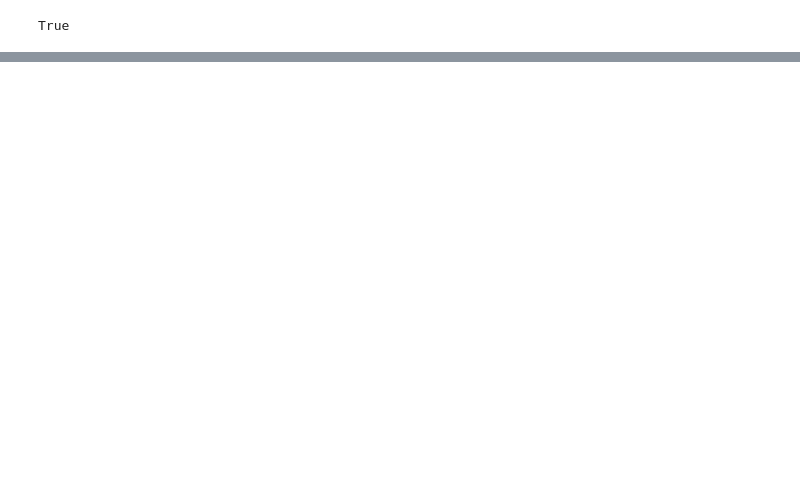
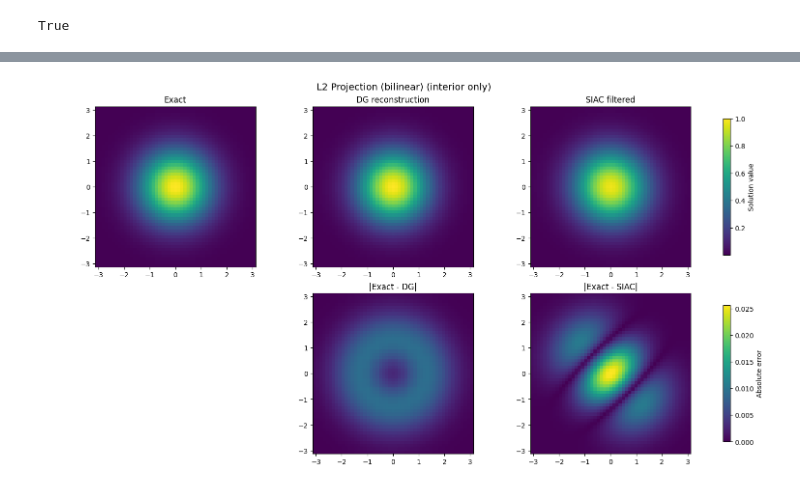
Before and after one commit to AdamHopkinss/SIAC-CT-Reconstruction, a Jupyter notebook: notebooks/test_siac_modal.ipynb, the cells around one changed output, grey strips where cells are left out. Saved outputs shown, nothing was run; the diff lists cells and outputs as text; code cells hidden in the pictures; blank space fills up the shorter version.

```diff
--- a/notebooks/test_siac_modal.ipynb
+++ b/notebooks/test_siac_modal.ipynb
@@ -40,0 +231,19 @@ Support approx: [-2.9895  2.9895]
+# %%
+Nx = 16
+deg = 3
+order = deg + 1
+
+xleft, xright = -1.0, 1.0
+dx = (xright - xleft) / Nx
+xmesh = np.linspace(xleft, xright, Nx + 1)
+
+def fexact(x):
+    # return np.ones_like(x)
+    # return x**2
+    # return x**3
+    return np.sin(np.pi * x)
+
+Nodes = np.linspace(-1.0, 1.0, order)
+left_endpoints = xmesh[:-1]
+y = left_endpoints[None, :] + 0.5 * dx * (Nodes[:, None] + 1.0)
+Unode = fexact(y) + np.random.randn(*y.shape) * dx**order
@@ -40,0 +396,69 @@ Support approx: [-2.9895  2.9895]
+# %%
+# 2D testing
+def fexact2D_bubble(X, Y, xmin, xmax, ymin, ymax):
+    bubble = (X - xmin) * (xmax - X) * (Y - ymin) * (ymax - Y) # (compact support on domain)
+    return bubble / bubble.max()
+
+def fexact2D_gaussian(X, Y):
+    gaussian = np.exp(-0.5 * (X**2 + Y**2))
+    return gaussian / gaussian.max()
+
+def fexact2D_const(X, Y):
+    return np.ones_like(X)
+
+
+xmin, xmax = -5, 5
+ymin, ymax = -5, 5
+
+xgrid = np.linspace(xmin, xmax, 81)
+ygrid = np.linspace(ymin, ymax, 81)
+
+X, Y = np.meshgrid(xgrid, ygrid)
+
+# u_exact = fexact2D_const(X, Y)
+# u_exact = fexact2D_bubble(X, Y, xmin, xmax, ymin, ymax)
+u_exact = fexact2D_gaussian(X, Y)
+
+u_data = u_exact.copy()
+
+# DG polynomial degree
+deg = 2
+
+# l2 projection
+from src.dg_l2_projection import l2_project_image_to_dg
+# Bilinear interpolator
+dg_l2_bilinear = l2_project_image_to_dg(recon=u_data, xlim=(xmin, xmax), ylim=(ymin, ymax), deg=deg, mode="bilinear")
+# Piecewise constant
+dg_l2_const = l2_project_image_to_dg(recon=u_data, xlim=(xmin, xmax), ylim=(ymin, ymax), deg=deg, mode="piecewise_constant")
+
+# nodal interpretation: nodal --> modal transform
+from src.dg_nodal_transform import nodal_image_to_dg
+dg_transform = nodal_image_to_dg(recon=u_data, xlim=(xmin, xmax), ylim=(ymin, ymax), deg=deg)
+
+
+# Immediate evaluation
+from src.dg_utils import eval_dg_modal
+U_l2_bilinear = eval_dg_modal(dg_l2_bilinear, X, Y)
+U_l2_const = eval_dg_modal(dg_l2_const, X, Y)
+U_transform = eval_dg_modal(dg_transform, X, Y)
+
+# Apply SIAC to both
+moments = 2 * deg
+BSorder = deg + 1
+
+from src.siac_modal import apply_siac_modal_dg
+Ustar_l2_bilinear = apply_siac_modal_dg(dg_l2_bilinear, moments=moments, BSorder=BSorder)
+Ustar_l2_const = apply_siac_modal_dg(dg_l2_const, moments=moments, BSorder=BSorder)
+Ustar_transform = apply_siac_modal_dg(dg_transform, moments=moments, BSorder=BSorder)
+
+order = deg + 1
+halfker = int(np.ceil((moments + BSorder)/2)) + 1
+internal_only = (True, halfker)
+
+plot_siac_results_2d(X, Y, u_exact, U_l2_bilinear, Ustar_l2_bilinear, order, internal_only, title_prefix="L2 Projection (bilinear)")
+
+plot_siac_results_2d(X, Y, u_exact, U_l2_const, Ustar_l2_const, order, internal_only, title_prefix="L2 Projection (piecewise constant)")
+
+plot_siac_results_2d(X, Y, u_exact, U_transform, Ustar_transform, order, internal_only, title_prefix="Nodal Transform")
+# %% [output]
+[figure, added]
```
Also changed, not shown: parts of 17 cells of this notebook, 3 other files.
